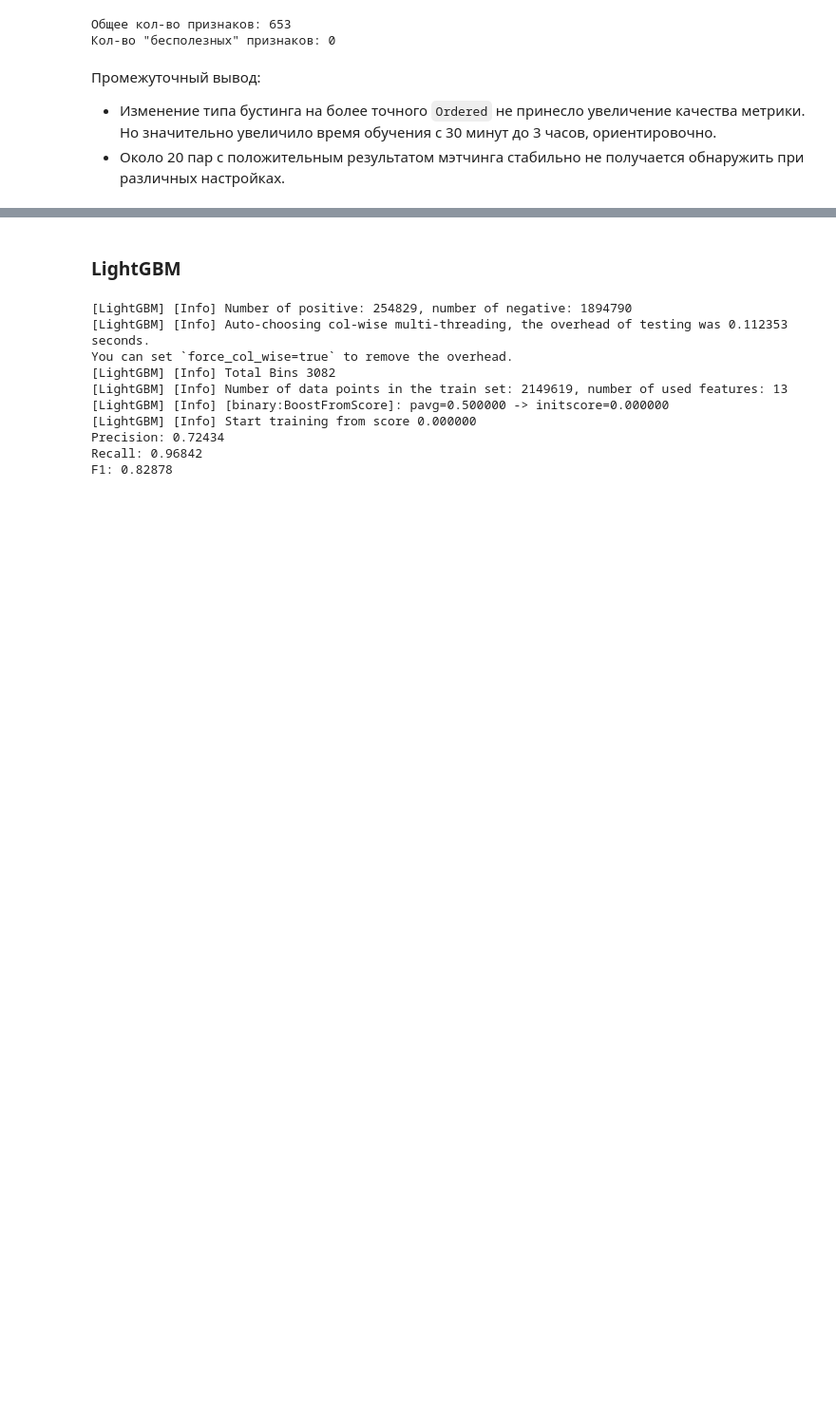
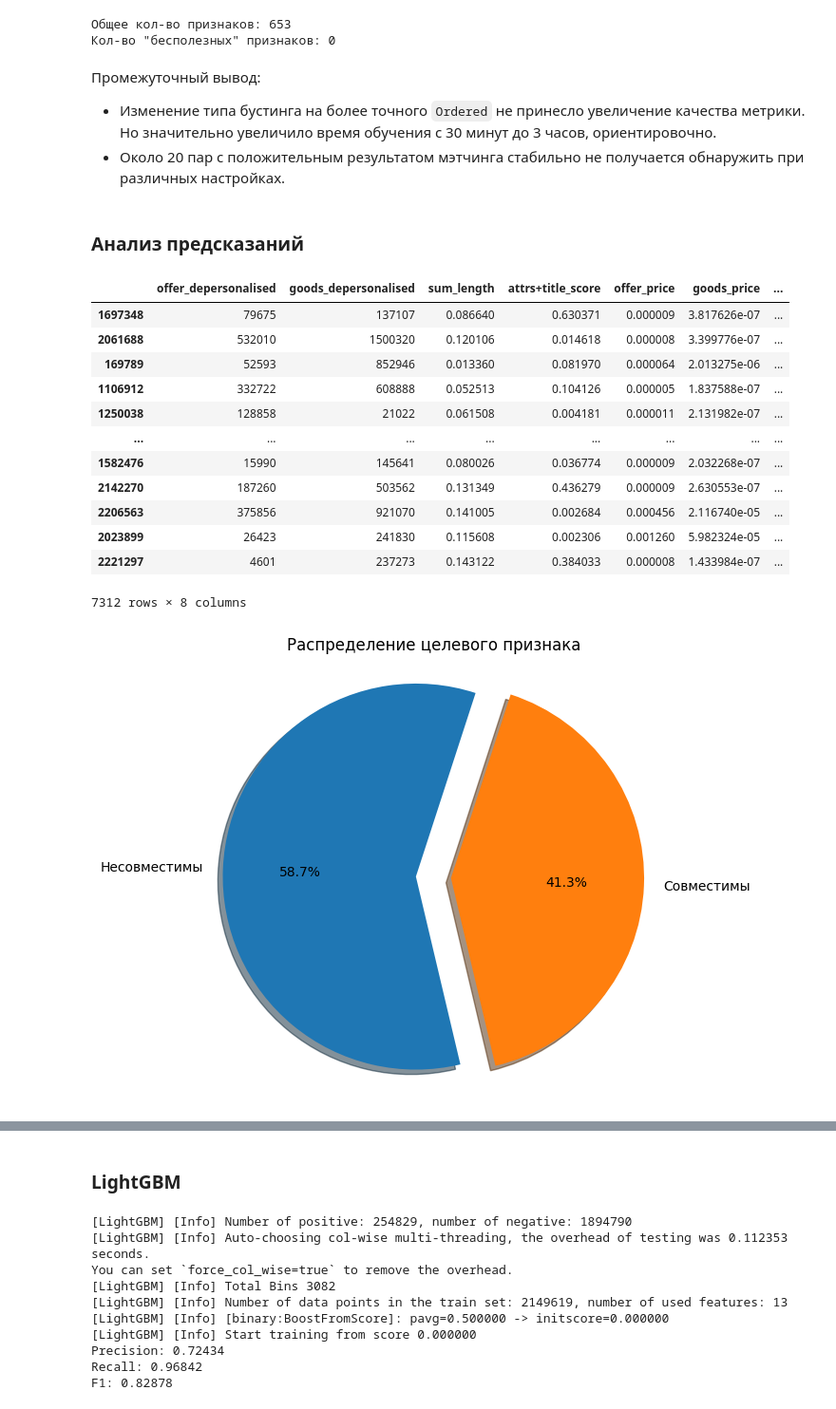
Before and after one commit to Danspers/Samokat.tech-Matching, a Jupyter notebook: Samokat.tech-Matching.ipynb, the cells around one changed output, grey strips where cells are left out. Shown at 95% size. Drawn from its saved outputs; the diff is of its cells as text; code cells hidden in the pictures; blank space fills up the shorter version.

```diff
--- a/Samokat.tech-Matching.ipynb
+++ b/Samokat.tech-Matching.ipynb
@@ -1406,3 +1372,40 @@ model_CB.get_feature_importance(prettified=True)
 
 - Изменение типа бустинга на более точного `Ordered` не принесло увеличение качества метрики. Но значительно увеличило время обучения с 30 минут до 3 часов, ориентировочно.
 - Около 20 пар с положительным результатом мэтчинга стабильно не получается обнаружить при различных настройках.
+# %% [markdown]
+### Анализ предсказаний
+# %%
+# объекты с ошибочным предсказанием мэтчинга
+#valid_diff_index = valid_X[valid_Y != valid_pred].index
+#valid_diff = train_df.loc[valid_diff_index]
+
+valid_diff = valid_X.loc[valid_Y != valid_pred, 'offer_depersonalised':'goods_category_id']
+valid_diff = valid_diff.merge(valid_Y, left_index=True, right_index=True)
+
+display(valid_diff)
+
+plt.figure(figsize=FIGSIZE)
+plt.pie(valid_diff['target'].value_counts(),
+        labels=['Несовместимы', 'Совместимы'],
+        autopct='%1.1f%%',
+        startangle=73,
+        explode=(0.1, 0.1),
+        shadow=True,
+        radius=1.10)
+plt.title('Распределение целевого признака')
+plt.show()
+# %% [output]
+|  | offer_depersonalised | goods_depersonalised | sum_length | attrs+title_score | offer_price | goods_price | ... |
+| 1697348 | 79675 | 137107 | 0.086640 | 0.630371 | 0.000009 | 3.817626e-07 | ... |
+| 2061688 | 532010 | 1500320 | 0.120106 | 0.014618 | 0.000008 | 3.399776e-07 | ... |
+| 169789 | 52593 | 852946 | 0.013360 | 0.081970 | 0.000064 | 2.013275e-06 | ... |
+| 1106912 | 332722 | 608888 | 0.052513 | 0.104126 | 0.000005 | 1.837588e-07 | ... |
+| 1250038 | 128858 | 21022 | 0.061508 | 0.004181 | 0.000011 | 2.131982e-07 | ... |
+| ... | ... | ... | ... | ... | ... | ... | ... |
+| 1582476 | 15990 | 145641 | 0.080026 | 0.036774 | 0.000009 | 2.032268e-07 | ... |
+| 2142270 | 187260 | 503562 | 0.131349 | 0.436279 | 0.000009 | 2.630553e-07 | ... |
+| 2206563 | 375856 | 921070 | 0.141005 | 0.002684 | 0.000456 | 2.116740e-05 | ... |
+| 2023899 | 26423 | 241830 | 0.115608 | 0.002306 | 0.001260 | 5.982324e-05 | ... |
+| 2221297 | 4601 | 237273 | 0.143122 | 0.384033 | 0.000008 | 1.433984e-07 | ... |
+7312 rows × 8 columns
+[figure, added]
```
Also changed, not shown: parts of 4 cells of this notebook.
